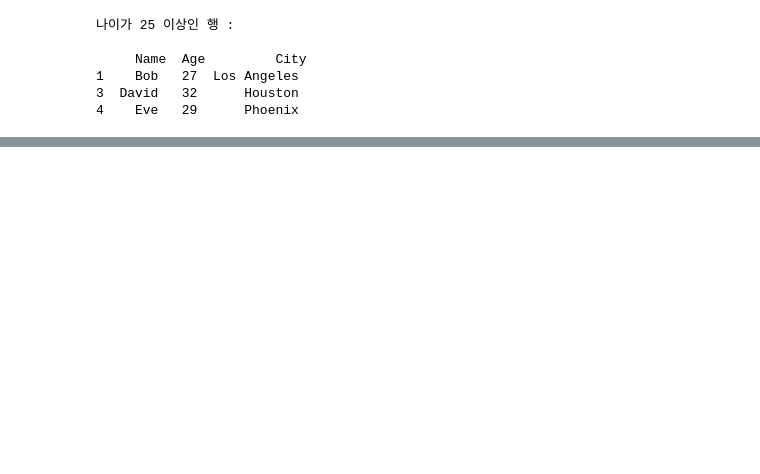
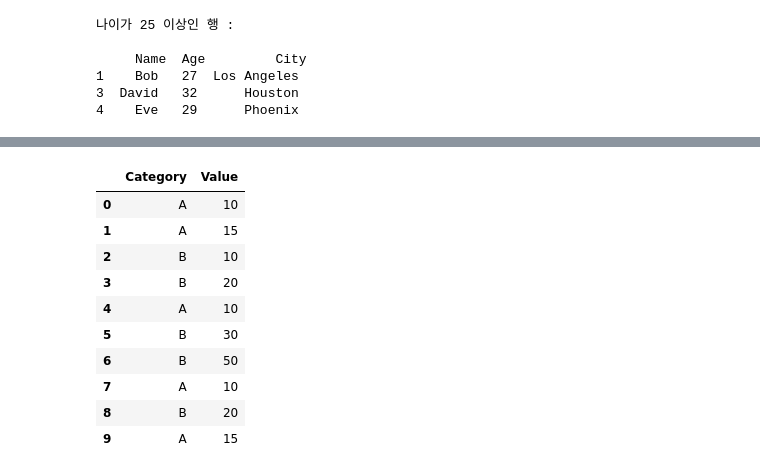
Before and after one commit to LeeBumS/kita-2404, a Jupyter notebook: m03_ 분석 라이브러리/pandas/Task.ipynb, the cells around one changed output, grey strips where cells are left out. Cells and saved outputs as stored; diff of their text form; code cells hidden in the pictures; blank space fills up the shorter version.

```diff
--- a/m03_ 분석 라이브러리/pandas/Task.ipynb
+++ b/m03_ 분석 라이브러리/pandas/Task.ipynb
@@ -404,0 +723,23 @@ print("\n나이가 25 이상인 행 : \n \n", subset)
+# %%
+import pandas as pd
+
+# 예제 데이터프레임 생성
+data = {
+    'Category': ['A', 'A', 'B', 'B', 'A', 'B', 'B', 'A', 'B', 'A'],
+    'Value': [10, 15, 10, 20, 10, 30, 50, 10, 20, 15]
+}
+
+df = pd.DataFrame(data)
+df
+# %% [output]
+|  | Category | Value |
+| 0 | A | 10 |
+| 1 | A | 15 |
+| 2 | B | 10 |
+| 3 | B | 20 |
+| 4 | A | 10 |
+| 5 | B | 30 |
+| 6 | B | 50 |
+| 7 | A | 10 |
+| 8 | B | 20 |
+| 9 | A | 15 |
```
Also changed, not shown: parts of 67 cells of this notebook, 1 other file.
